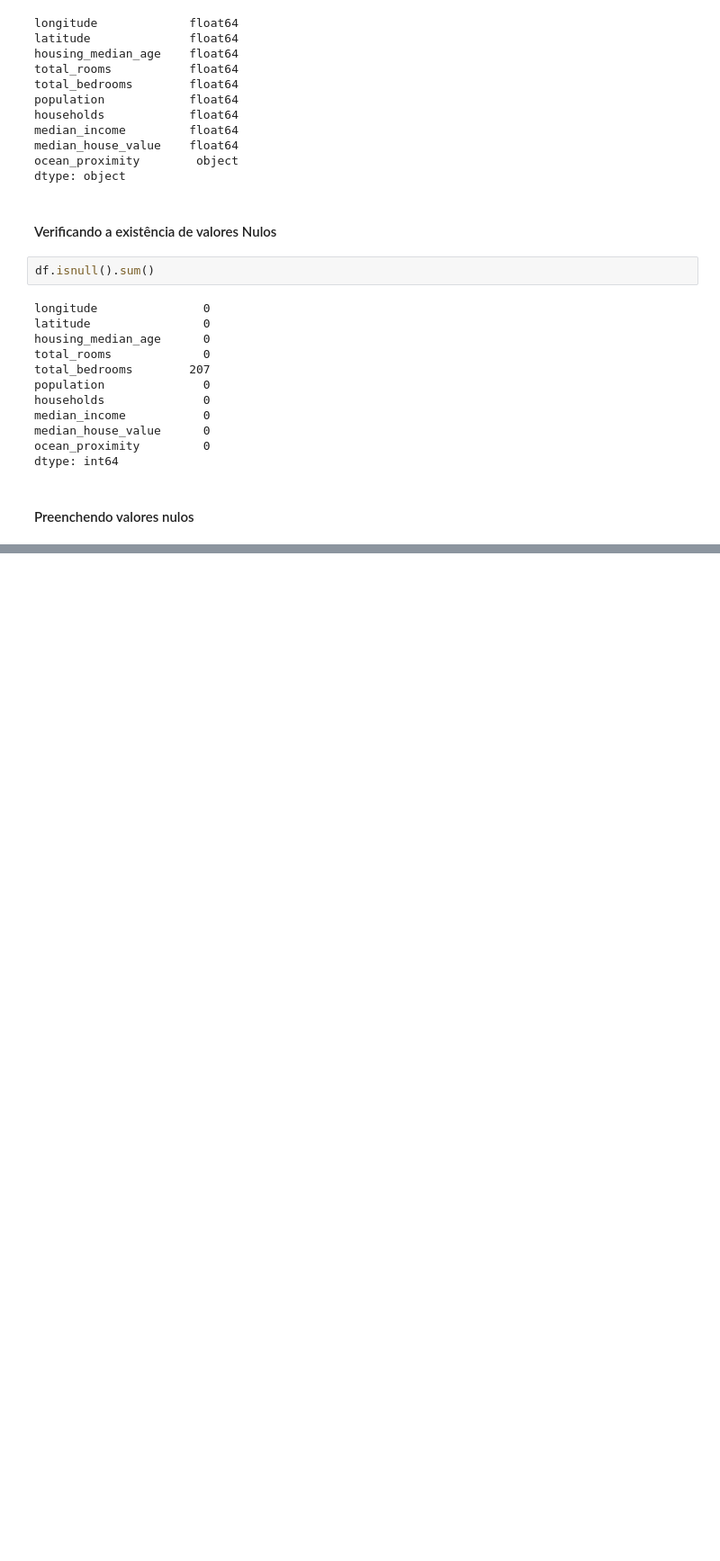
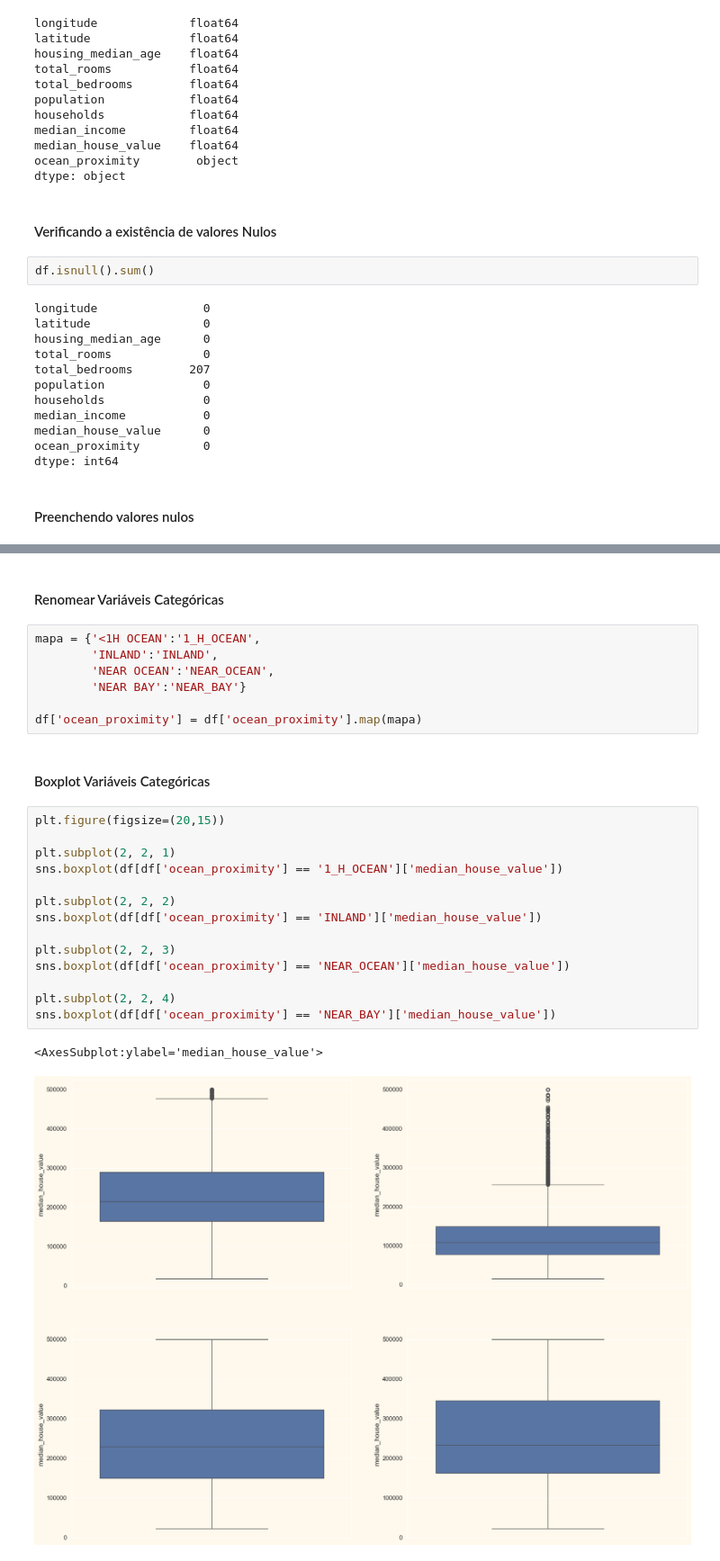
Before and after one commit to sidinei-ag/machine_learning, a Jupyter notebook: HousingProject.ipynb, the cells around one changed output, grey strips where cells are left out. Shown at 90% size. Saved outputs shown, nothing was run; the diff lists cells and outputs as text; blank space fills up the shorter version.

```diff
--- a/HousingProject.ipynb
+++ b/HousingProject.ipynb
@@ -62,0 +142,28 @@ dtype: int64
+# %% [markdown]
+#### Renomear Variáveis Categóricas
+# %%
+mapa = {'<1H OCEAN':'1_H_OCEAN',
+        'INLAND':'INLAND',
+        'NEAR OCEAN':'NEAR_OCEAN',
+        'NEAR BAY':'NEAR_BAY'}
+
+df['ocean_proximity'] = df['ocean_proximity'].map(mapa)
+# %% [markdown]
+#### Boxplot Variáveis Categóricas
+# %%
+plt.figure(figsize=(20,15))
+
+plt.subplot(2, 2, 1)
+sns.boxplot(df[df['ocean_proximity'] == '1_H_OCEAN']['median_house_value'])
+
+plt.subplot(2, 2, 2)
+sns.boxplot(df[df['ocean_proximity'] == 'INLAND']['median_house_value'])
+
+plt.subplot(2, 2, 3)
+sns.boxplot(df[df['ocean_proximity'] == 'NEAR_OCEAN']['median_house_value'])
+
+plt.subplot(2, 2, 4)
+sns.boxplot(df[df['ocean_proximity'] == 'NEAR_BAY']['median_house_value'])
+# %% [output]
+<AxesSubplot:ylabel='median_house_value'>
+[figure, added]
```
Also changed, not shown: parts of 39 cells of this notebook.
